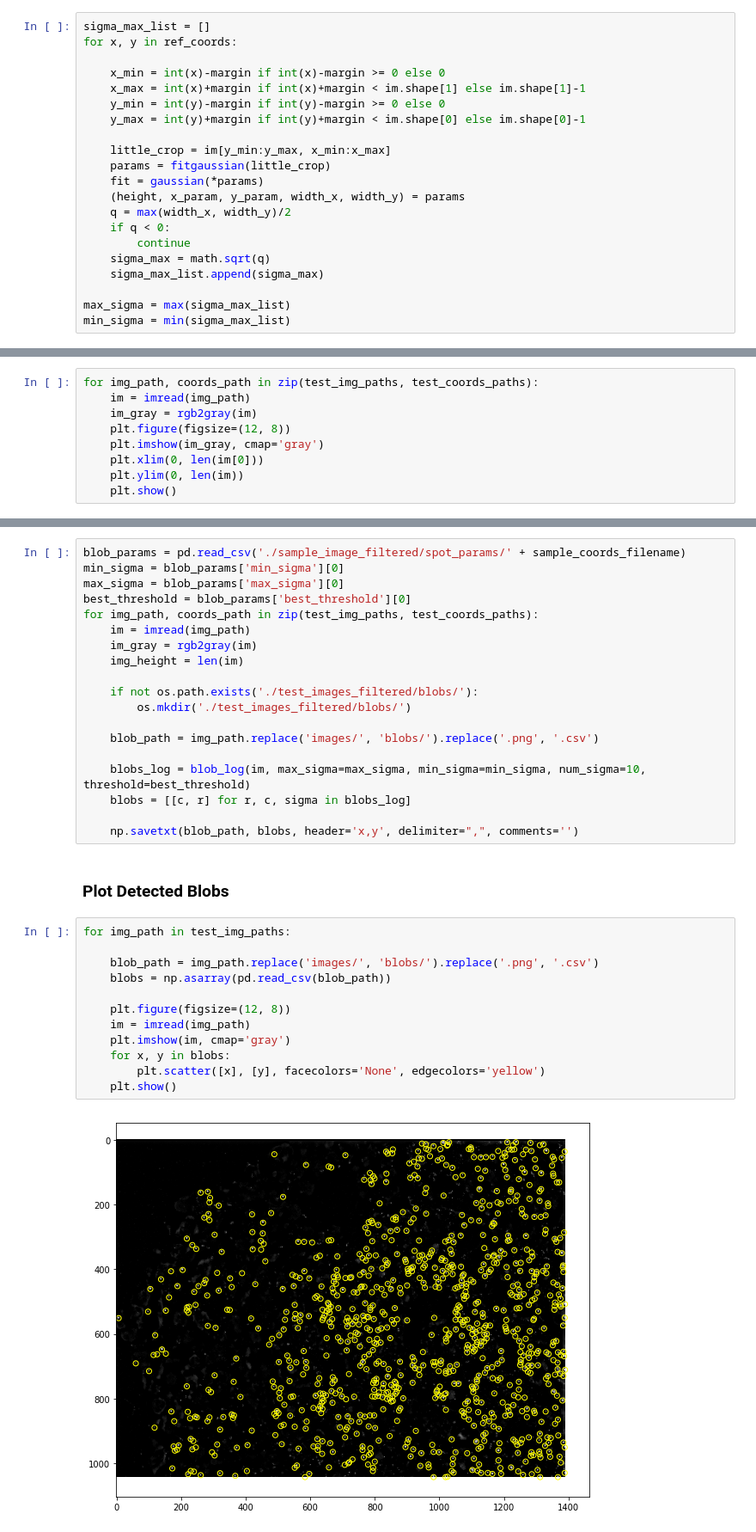
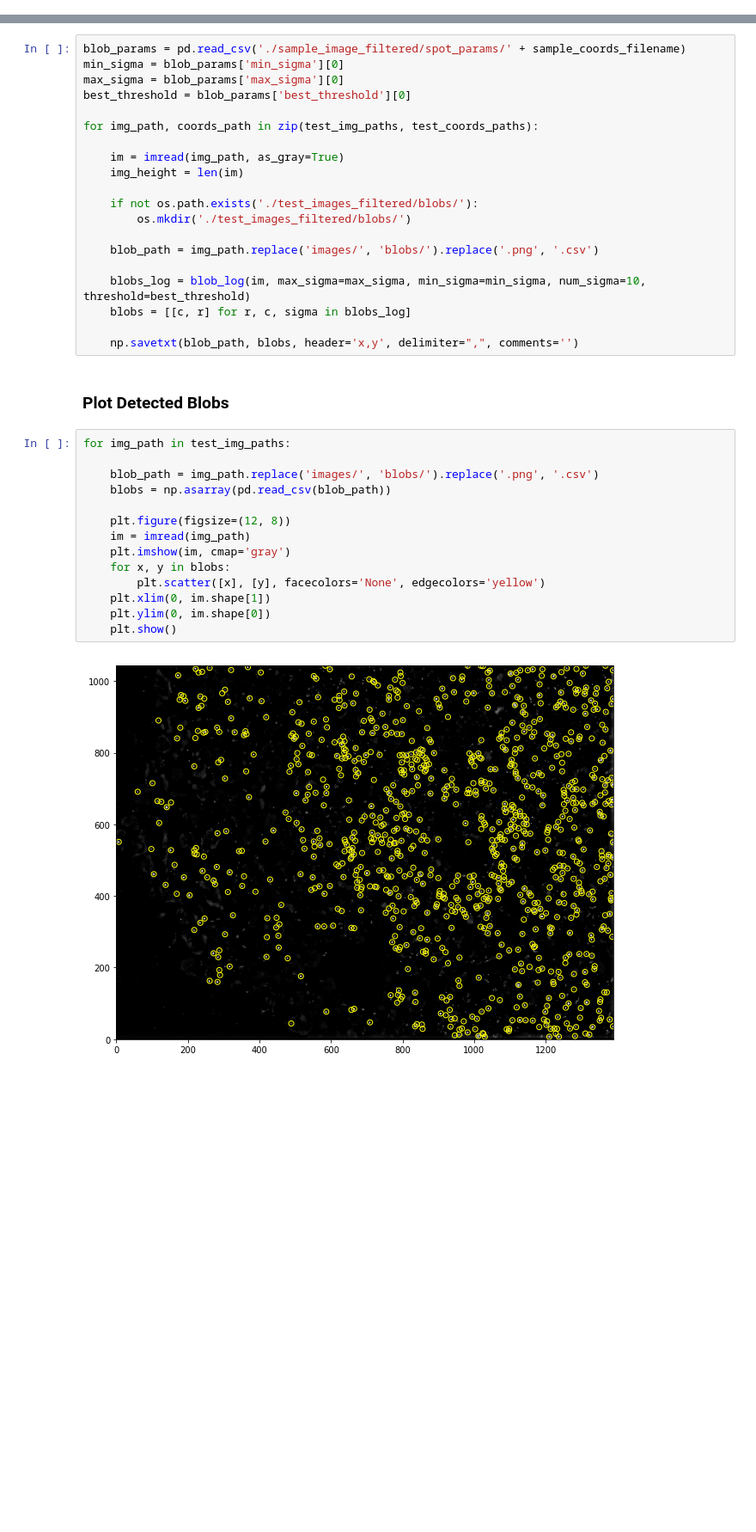
Before and after one commit to czbiohub-sf/instapaper, a Jupyter notebook: pipeline_testing/RCA/pipeline_test_RCA.ipynb, the cells around one changed output, grey strips where cells are left out. Shown at 86% size. Drawn from its saved outputs; the diff is of its cells as text; blank space fills up the shorter version.

Commit message:
new crops

```diff
--- a/pipeline_testing/RCA/pipeline_test_RCA.ipynb
+++ b/pipeline_testing/RCA/pipeline_test_RCA.ipynb
@@ -156,23 +121,2 @@ def fitgaussian(data):
 # %% [markdown]
 ### Find the size of each spot identified by the expert and take the max and min
-# %%
-sigma_max_list = []
-for x, y in ref_coords:
-
-    x_min = int(x)-margin if int(x)-margin >= 0 else 0
-    x_max = int(x)+margin if int(x)+margin < im.shape[1] else im.shape[1]-1
-    y_min = int(y)-margin if int(y)-margin >= 0 else 0
-    y_max = int(y)+margin if int(y)+margin < im.shape[0] else im.shape[0]-1
-
-    little_crop = im[y_min:y_max, x_min:x_max]
-    params = fitgaussian(little_crop)
-    fit = gaussian(*params)
-    (height, x_param, y_param, width_x, width_y) = params
-    q = max(width_x, width_y)/2
-    if q < 0:
-        continue
-    sigma_max = math.sqrt(q)
-    sigma_max_list.append(sigma_max)
-
-max_sigma = max(sigma_max_list)
-min_sigma = min(sigma_max_list)
@@ -297,9 +184,0 @@ optimal intensity threshold = 0.220000
-# %%
-for img_path, coords_path in zip(test_img_paths, test_coords_paths):
-    im = imread(img_path)
-    im_gray = rgb2gray(im)
-    plt.figure(figsize=(12, 8))
-    plt.imshow(im_gray, cmap='gray')
-    plt.xlim(0, len(im[0]))
-    plt.ylim(0, len(im))
-    plt.show()
@@ -314,9 +189,10 @@ blob_params = pd.read_csv('./sample_image_filtered/spot_params/' + sample_coords
 min_sigma = blob_params['min_sigma'][0]
 max_sigma = blob_params['max_sigma'][0]
 best_threshold = blob_params['best_threshold'][0]
+
 for img_path, coords_path in zip(test_img_paths, test_coords_paths):
-    im = imread(img_path)
-    im_gray = rgb2gray(im)
+
+    im = imread(img_path, as_gray=True)
     img_height = len(im)
 
     if not os.path.exists('./test_images_filtered/blobs/'):
@@ -333,14 +209,16 @@ for img_path, coords_path in zip(test_img_paths, test_coords_paths):
 # %%
 for img_path in test_img_paths:
 
     blob_path = img_path.replace('images/', 'blobs/').replace('.png', '.csv')
     blobs = np.asarray(pd.read_csv(blob_path))
 
     plt.figure(figsize=(12, 8))
     im = imread(img_path)
     plt.imshow(im, cmap='gray')
     for x, y in blobs:
         plt.scatter([x], [y], facecolors='None', edgecolors='yellow')
+    plt.xlim(0, im.shape[1])
+    plt.ylim(0, im.shape[0])
     plt.show()
 # %% [output]
-[figure, old version]
+[figure, new version]
```
Also changed, not shown: parts of 16 cells of this notebook, 32 other files.
